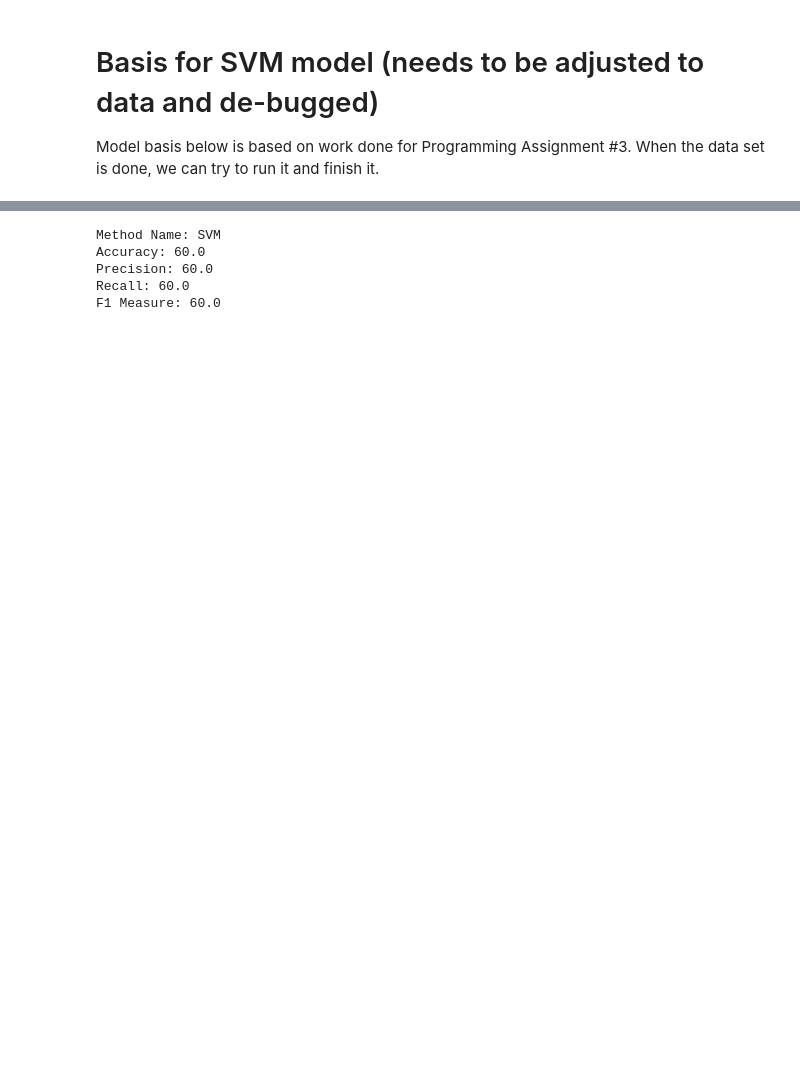
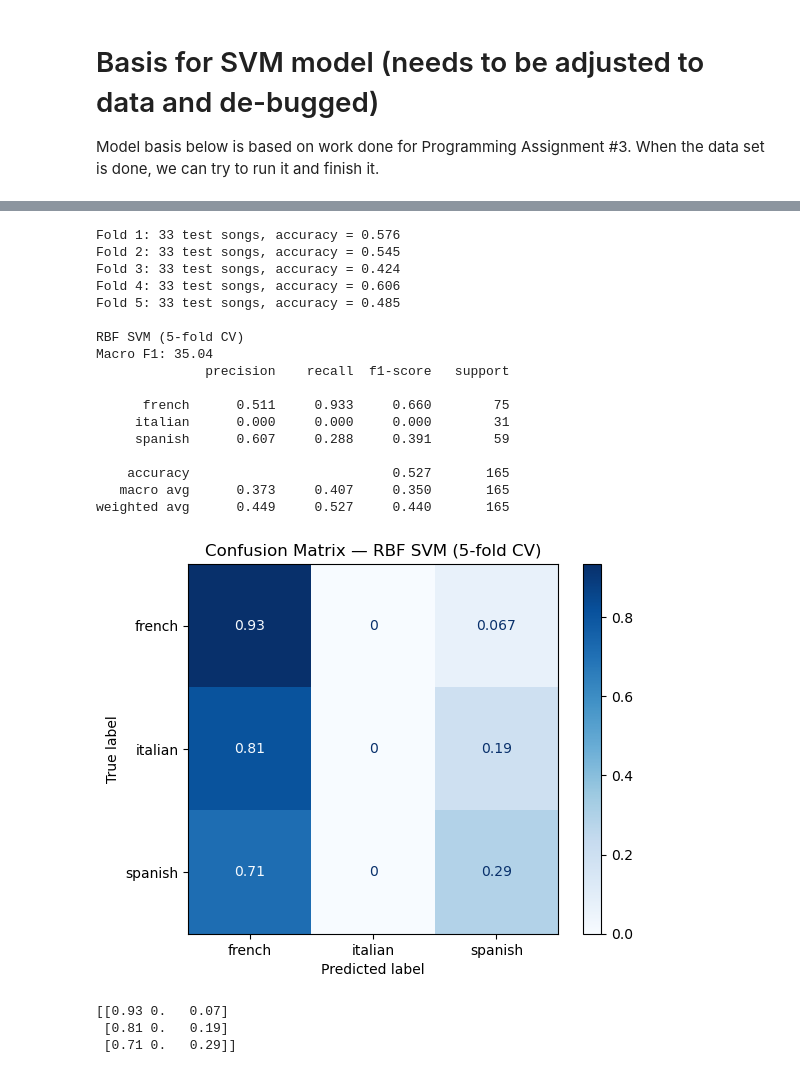
Before and after one commit to nataliajm115/TM_project, a Jupyter notebook: SVM_NLI_TextMining.ipynb, the cells around one changed output, grey strips where cells are left out. Saved outputs shown, nothing was run; the diff lists cells and outputs as text; code cells hidden in the pictures; blank space fills up the shorter version.

```diff
--- a/SVM_NLI_TextMining.ipynb
+++ b/SVM_NLI_TextMining.ipynb
@@ -115,14 +125,59 @@ Confusion Matrix for SVM-model
 # %%
-# making a SVM model
-svm_model_nl = svm.SVC(C=0.1, max_iter=1000, class_weight='balanced')
-trained_svm_nl = svm_model_nl.fit(X_train_vec, y_train)
+# RBF SVM with 5-fold CV
+y_true_rbf = []
+y_pred_rbf = []
 
-y_pred_svm_nl = trained_svm.predict(X_test_vec)
+for fold, (train_idx, test_idx) in enumerate(skf.split(X, y), 1):
+    X_tr, X_te = X.iloc[train_idx], X.iloc[test_idx]
+    y_tr, y_te = y.iloc[train_idx], y.iloc[test_idx]
+
+    vectorizer = TfidfVectorizer(
+        analyzer='char_wb', ngram_range=(3, 5), min_df=1, sublinear_tf=True
+    )
+    X_tr_vec = vectorizer.fit_transform(X_tr)
+    X_te_vec = vectorizer.transform(X_te)
+
+    model = svm.SVC(C=1.0, kernel='rbf', class_weight='balanced', random_state=42)
+    model.fit(X_tr_vec, y_tr)
+    preds = model.predict(X_te_vec)
+
+    y_true_rbf.extend(y_te.tolist())
+    y_pred_rbf.extend(preds.tolist())
+    print(f"Fold {fold}: {len(y_te)} test songs, accuracy = {(preds == y_te).mean():.3f}")
+
+print()
+classification_report(y_true_rbf, y_pred_rbf, "RBF SVM (5-fold CV)")
+
+# confusion matrix
+class_names = sorted(set(y_true_rbf))
+disp = ConfusionMatrixDisplay.from_predictions(
+    y_true_rbf, y_pred_rbf,
+    display_labels=class_names,
+    cmap=plt.cm.Blues,
+    normalize='true',
+)
+disp.ax_.set_title("Confusion Matrix — RBF SVM (5-fold CV)")
+plt.show()
+print(disp.confusion_matrix)
+# %% [output]
+Fold 1: 33 test songs, accuracy = 0.576
+Fold 2: 33 test songs, accuracy = 0.545
+Fold 3: 33 test songs, accuracy = 0.424
+Fold 4: 33 test songs, accuracy = 0.606
+Fold 5: 33 test songs, accuracy = 0.485
+
+RBF SVM (5-fold CV)
+Macro F1: 35.04
+              precision    recall  f1-score   support
+
+      french      0.511     0.933     0.660        75
+     italian      0.000     0.000     0.000        31
+     spanish      0.607     0.288     0.391        59
+
+    accuracy                          0.527       165
+   macro avg      0.373     0.407     0.350       165
+weighted avg      0.449     0.527     0.440       165
+[figure, added]
+[[0.93 0.   0.07]
+ [0.81 0.   0.19]
+ [0.71 0.   0.29]]
-# %%
-classification_report(y_pred_svm_nl, y_test, "SVM")
-# %% [output]
-Method Name: SVM
-Accuracy: 60.0
-Precision: 60.0
-Recall: 60.0
-F1 Measure: 60.0
```
Also changed, not shown: parts of 9 cells of this notebook, 7 other files.
